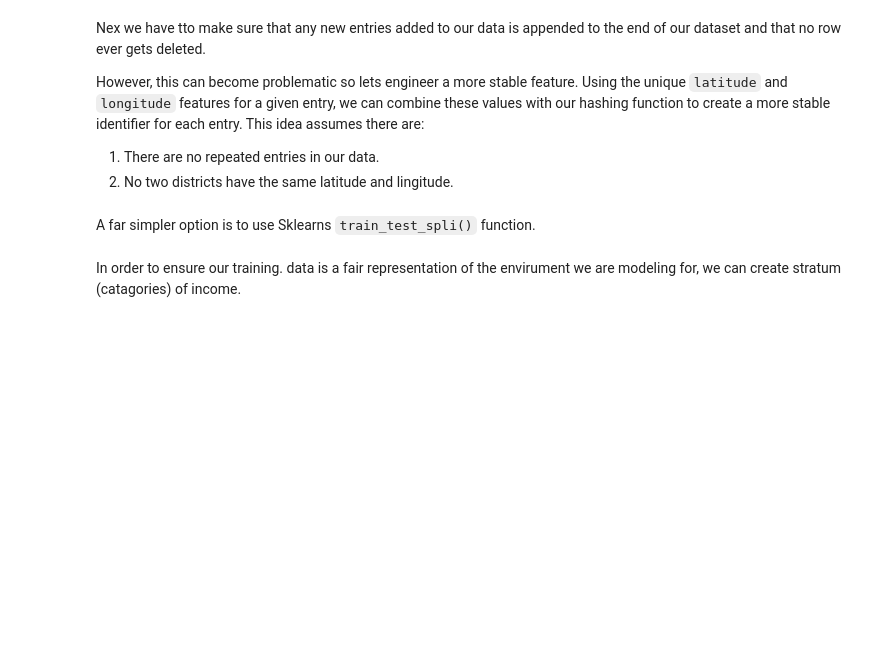
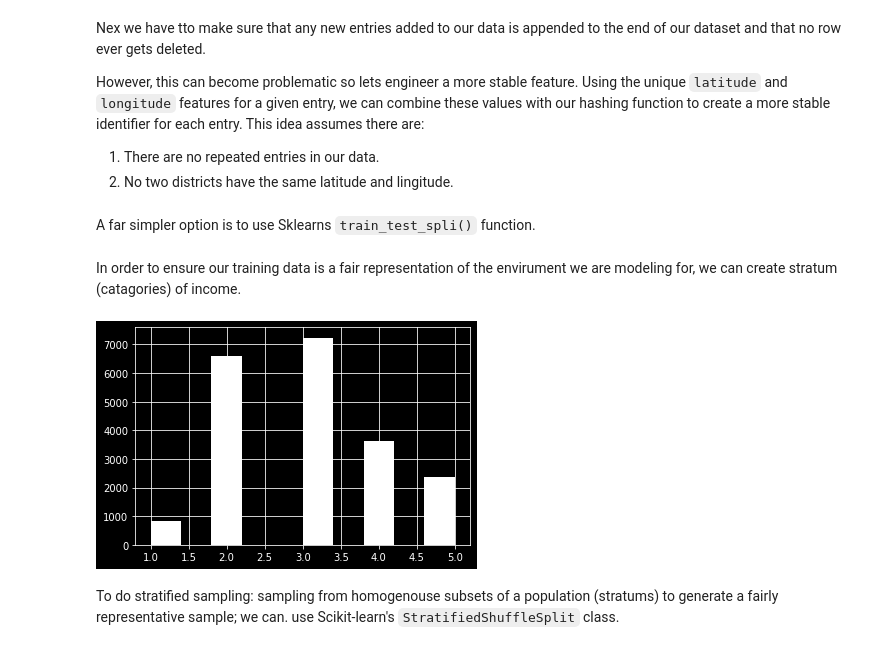
Before and after one commit to TobiAdeniyi/realestate-tracking-app, a Jupyter notebook: real_estate_proj.ipynb, the cells around one changed output. Cells and saved outputs as stored; diff of their text form; code cells hidden in the pictures; blank space fills up the shorter version.

Commit message:
Data Preperation

````diff
--- a/real_estate_proj.ipynb
+++ b/real_estate_proj.ipynb
@@ -191,4 +210,17 @@
 # Using sklear's model_selection library
 train, test = train_test_split(housing, test_size=0.2, random_state=0)
 # %% [markdown]
-In order to ensure our  training. data is a fair representation of the envirument we are modeling for, we can create stratum (catagories) of income.
+In order to ensure our  training data is a fair representation of the envirument we are modeling for, we can create stratum (catagories) of income.
+# %%
+# Create a new catagorical variable: stratums of incomoe
+housing["income_cat"] = pd.cut(housing["median_income"],
+                              bins=[0., 1.5, 3.0, 4.5, 6., np.inf],
+                              labels=[1, 2, 3, 4, 5])
+
+# Plot histogram of stratums
+housing["income_cat"].hist(color="w")
+plt.show()
+# %% [output]
+[figure, added]
+# %% [markdown]
+To do stratified sampling: sampling from homogenouse subsets of a population (stratums) to generate a fairly representative sample; we can. use Scikit-learn's ```StratifiedShuffleSplit``` class.
````
Also changed, not shown: parts of 60 cells of this notebook.
